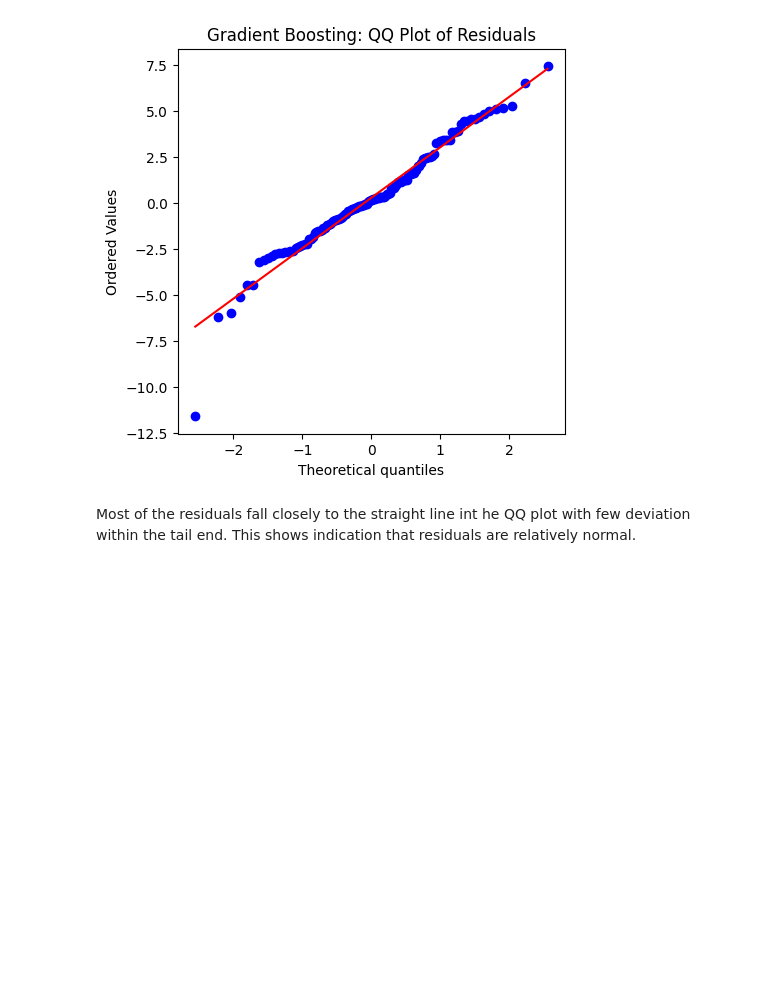
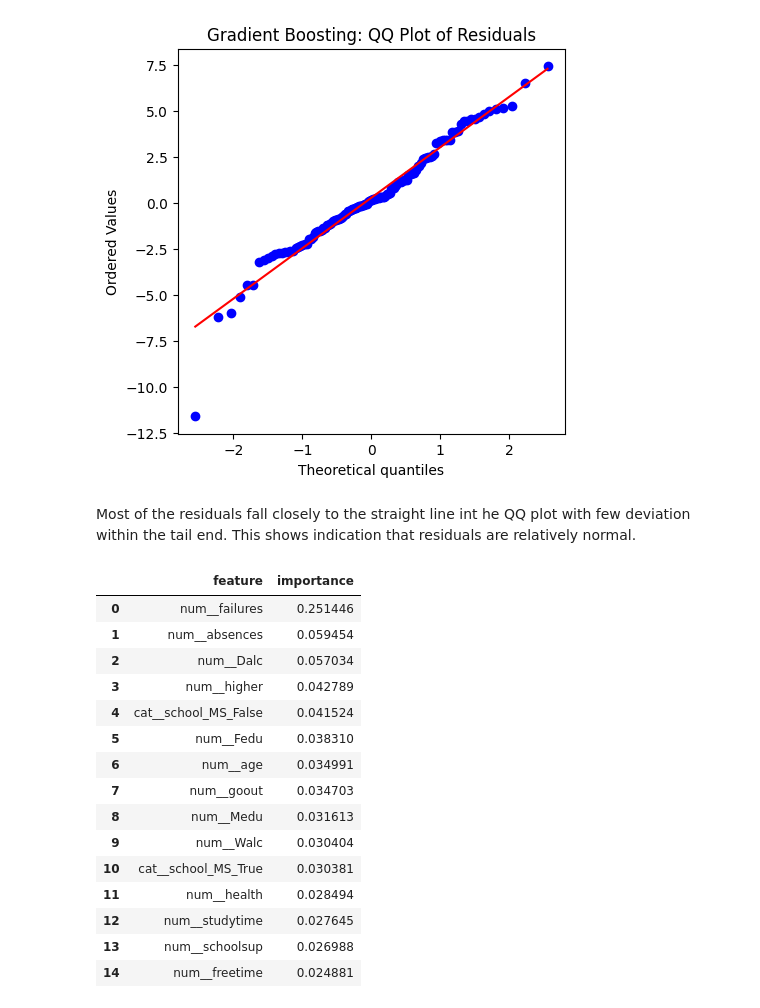
Before and after one commit to NickMoir2/DS3001-Project, a Jupyter notebook: project_code.ipynb, the cells around one changed output. Saved outputs shown, nothing was run; the diff lists cells and outputs as text; code cells hidden in the pictures; blank space fills up the shorter version.

```diff
--- a/project_code.ipynb
+++ b/project_code.ipynb
@@ -600,3 +611,42 @@ plt.show()
 [figure]
 # %% [markdown]
 Most of the residuals fall closely to the straight line int he QQ plot with few deviation within the tail end. This shows indication that residuals are relatively normal.
+# %%
+import numpy as np
+import pandas as pd
+import matplotlib.pyplot as plt
+
+prep = gb_model.named_steps["prep"]
+gb = gb_model.named_steps["model"]
+
+feature_names = prep.get_feature_names_out()
+
+importances = gb.feature_importances_
+
+gb_importances = (
+    pd.DataFrame({
+        "feature": feature_names,
+        "importance": importances
+    })
+    .sort_values("importance", ascending=False)
+    .reset_index(drop=True)
+)
+
+gb_importances.head(15)
+# %% [output]
+|  | feature | importance |
+| 0 | num__failures | 0.251446 |
+| 1 | num__absences | 0.059454 |
+| 2 | num__Dalc | 0.057034 |
+| 3 | num__higher | 0.042789 |
+| 4 | cat__school_MS_False | 0.041524 |
+| 5 | num__Fedu | 0.038310 |
+| 6 | num__age | 0.034991 |
+| 7 | num__goout | 0.034703 |
+| 8 | num__Medu | 0.031613 |
+| 9 | num__Walc | 0.030404 |
+| 10 | cat__school_MS_True | 0.030381 |
+| 11 | num__health | 0.028494 |
+| 12 | num__studytime | 0.027645 |
+| 13 | num__schoolsup | 0.026988 |
+| 14 | num__freetime | 0.024881 |
```
Also changed, not shown: parts of 3 cells of this notebook.
